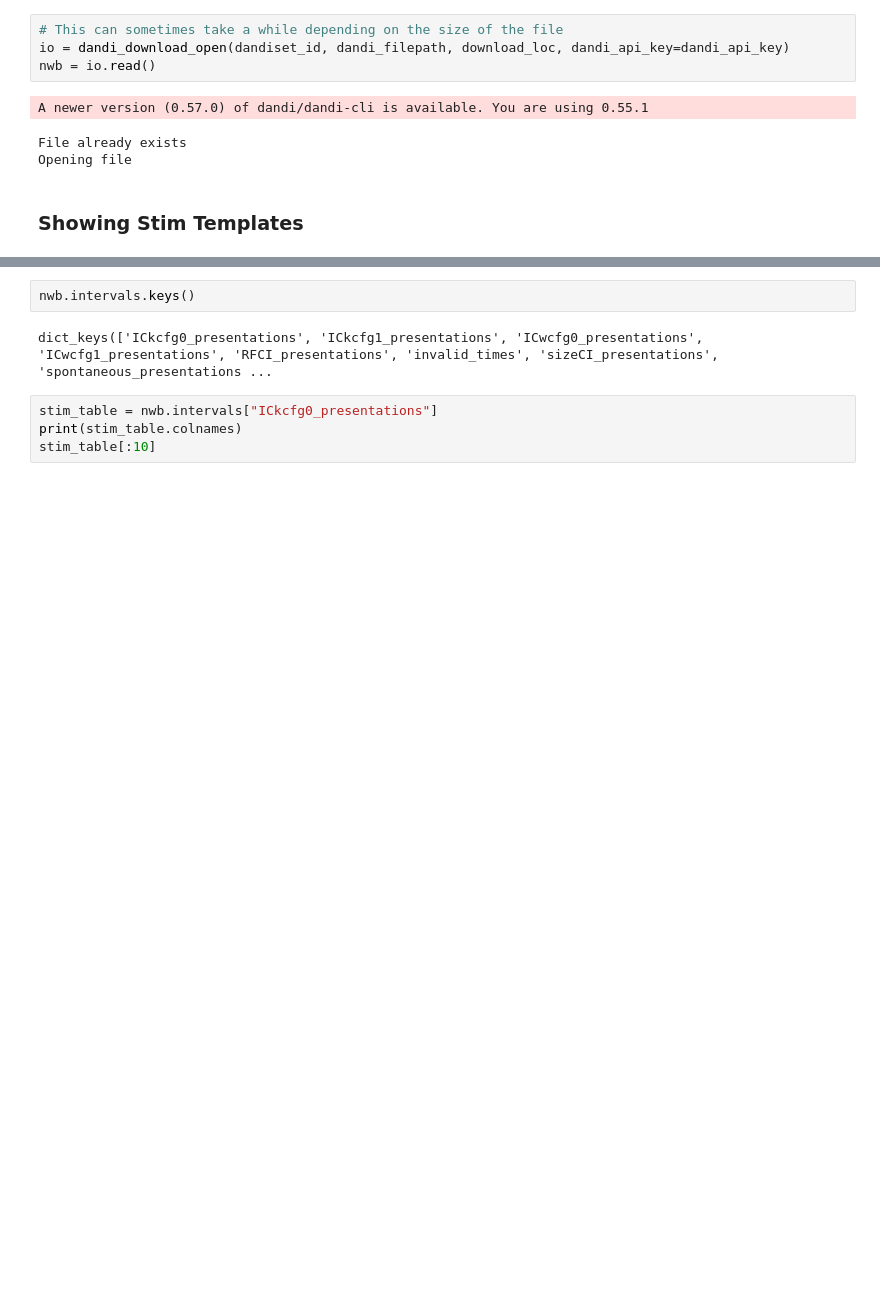
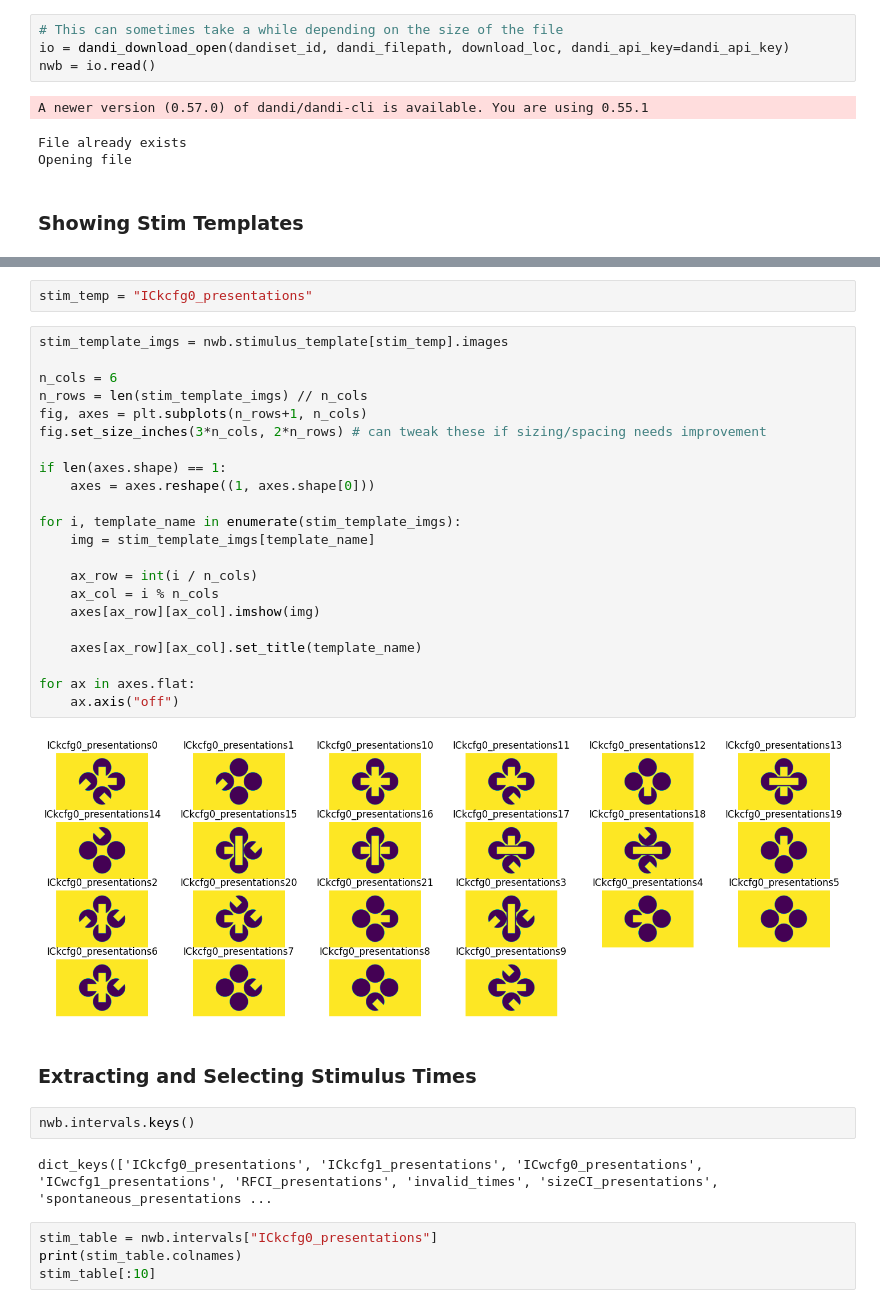
Before and after one commit to AllenInstitute/openscope_databook, a Jupyter notebook: docs/experiments/illusion.ipynb, the cells around one changed output, grey strips where cells are left out. Saved outputs shown, nothing was run; the diff lists cells and outputs as text; blank space fills up the shorter version.

```diff
--- a/docs/experiments/illusion.ipynb
+++ b/docs/experiments/illusion.ipynb
@@ -60,3 +46,31 @@ units[:10]
+# %%
+stim_temp = "ICkcfg0_presentations"
+# %%
+stim_template_imgs = nwb.stimulus_template[stim_temp].images
+
+n_cols = 6
+n_rows = len(stim_template_imgs) // n_cols
+fig, axes = plt.subplots(n_rows+1, n_cols)
+fig.set_size_inches(3*n_cols, 2*n_rows) # can tweak these if sizing/spacing needs improvement
+
+if len(axes.shape) == 1:
+    axes = axes.reshape((1, axes.shape[0]))
+
+for i, template_name in enumerate(stim_template_imgs):
+    img = stim_template_imgs[template_name]
+
+    ax_row = int(i / n_cols)
+    ax_col = i % n_cols
+    axes[ax_row][ax_col].imshow(img)
+
+    axes[ax_row][ax_col].set_title(template_name)
+
+for ax in axes.flat:
+    ax.axis("off")
+# %% [output]
+[figure, added]
+# %% [markdown]
+### Extracting and Selecting Stimulus Times
 # %%
 nwb.intervals.keys()
 # %% [output]
```
Also changed, not shown: parts of 15 cells of this notebook.
